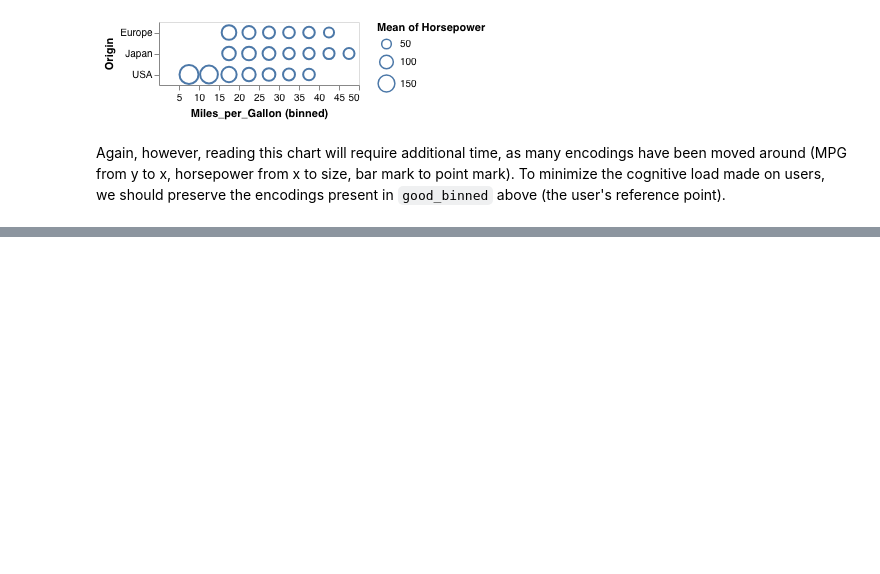
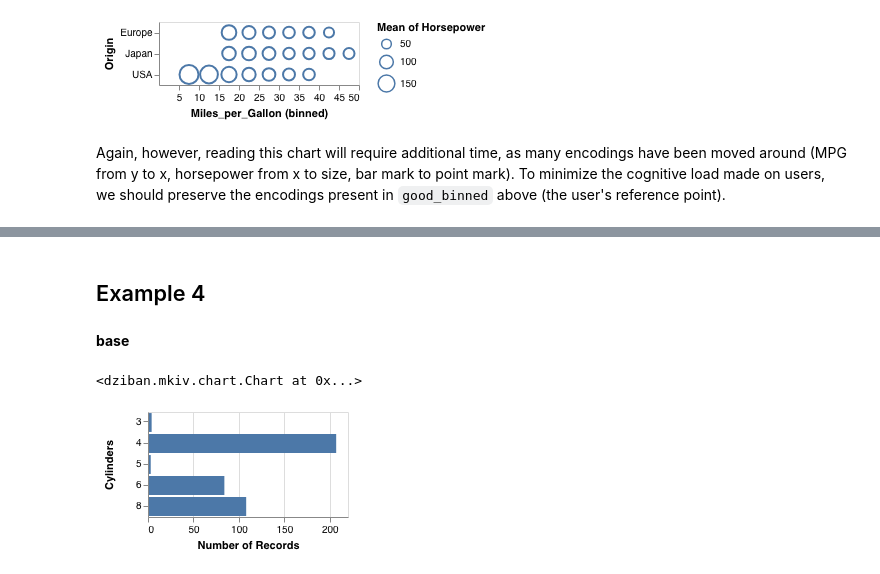
Before and after one commit to uwdata/dziban, a Jupyter notebook: examples/MKIV.ipynb, the cells around one changed output, grey strips where cells are left out. Saved outputs shown, nothing was run; the diff lists cells and outputs as text; code cells hidden in the pictures; blank space fills up the shorter version.

```diff
--- a/examples/MKIV.ipynb
+++ b/examples/MKIV.ipynb
@@ -67,0 +59,10 @@ origin_good
+# %% [markdown]
+## Example 4
+# %% [markdown]
+__base__
+# %%
+strip = base.field('Cylinders', aggregate='count')
+strip
+# %% [output]
+<dziban.mkiv.chart.Chart at 0x...>
+[figure, added]
```
Also changed, not shown: parts of 17 cells of this notebook, 3 other files.
